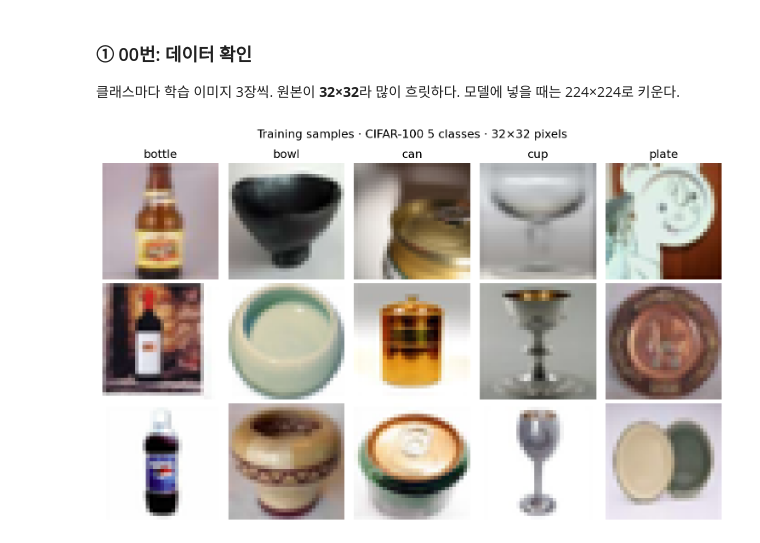
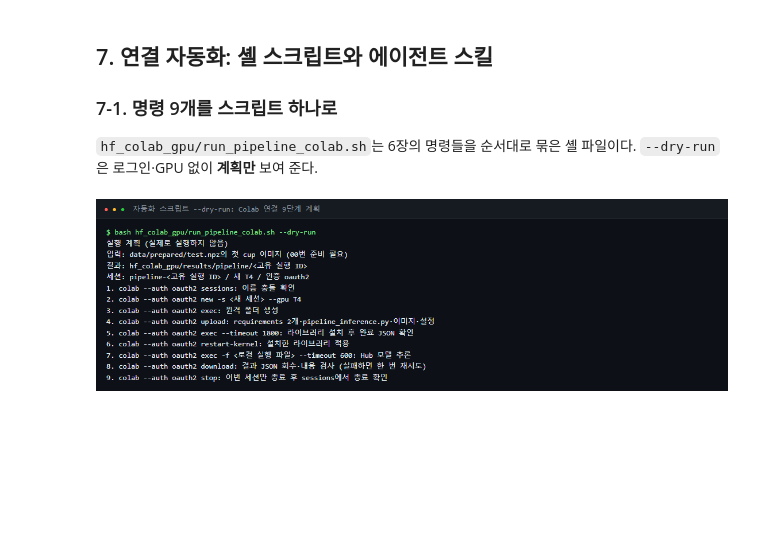
Before and after one commit to hwang-ye-song/-9-22, a Jupyter notebook: Vision_AI_특강_정리.ipynb, the cells around one changed output. Cells and saved outputs as stored; diff of their text form; code cells hidden in the pictures; blank space fills up the shorter version.

```diff
--- a/Vision_AI_특강_정리.ipynb
+++ b/Vision_AI_특강_정리.ipynb
@@ -471,10 +418,13 @@ Image("images/00_terminal_log.png")
 # %% [markdown]
-### ① 00번: 데이터 확인
-클래스마다 학습 이미지 3장씩. 원본이 **32×32**라 많이 흐릿하다. 모델에 넣을 때는 224×224로 키운다.
+## 7. 연결 자동화: 셸 스크립트와 에이전트 스킬
+
+### 7-1. 명령 9개를 스크립트 하나로
+
+`hf_colab_gpu/run_pipeline_colab.sh`는 6장의 명령들을 순서대로 묶은 셸 파일이다. `--dry-run`은 로그인·GPU 없이 **계획만** 보여 준다.
 # %%
-# 학습 데이터 샘플 (5개 클래스 × 3장)
+# run_pipeline_colab.sh --dry-run 실행 결과 (이 PC에서 실행)
 from IPython.display import Image
-Image("images/01_data_samples.png")
+Image("images/env_05_dryrun.png")
 # %% [output]
-[figure, old version]
+[figure, new version]
 # %% [markdown]
```
Also changed, not shown: parts of 50 cells of this notebook, 19 other files.
